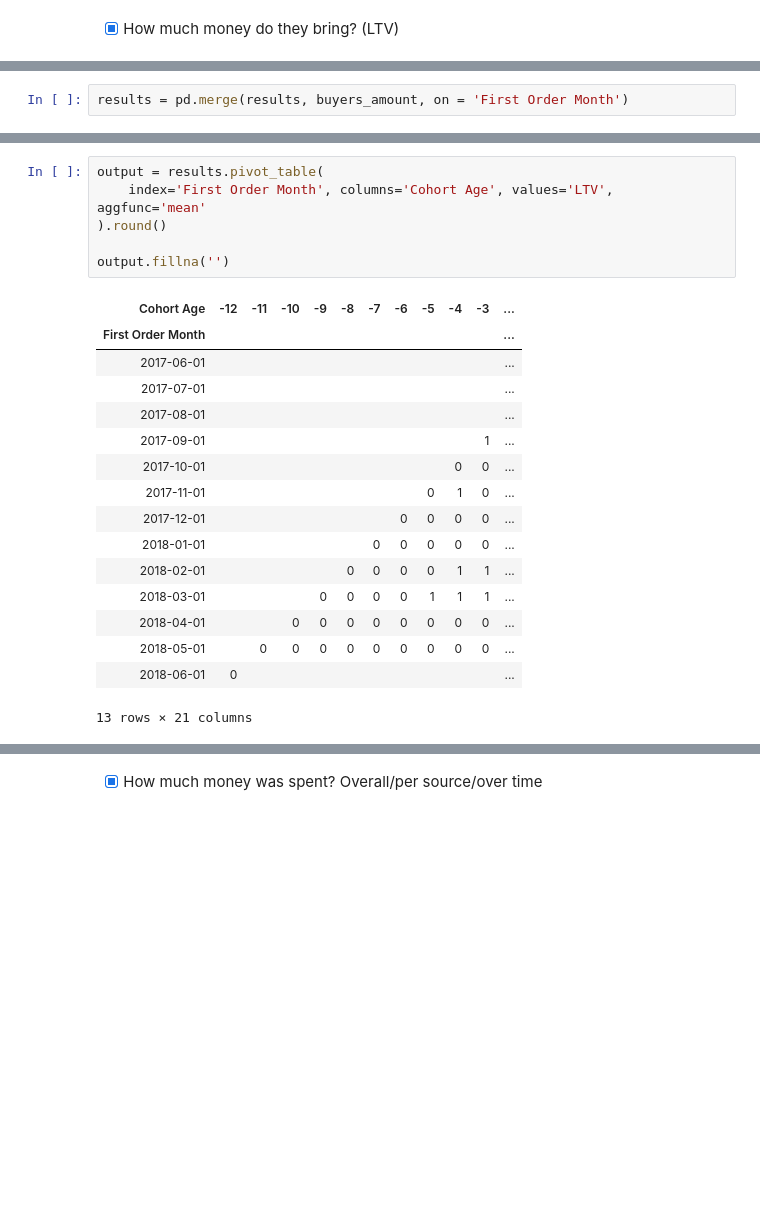
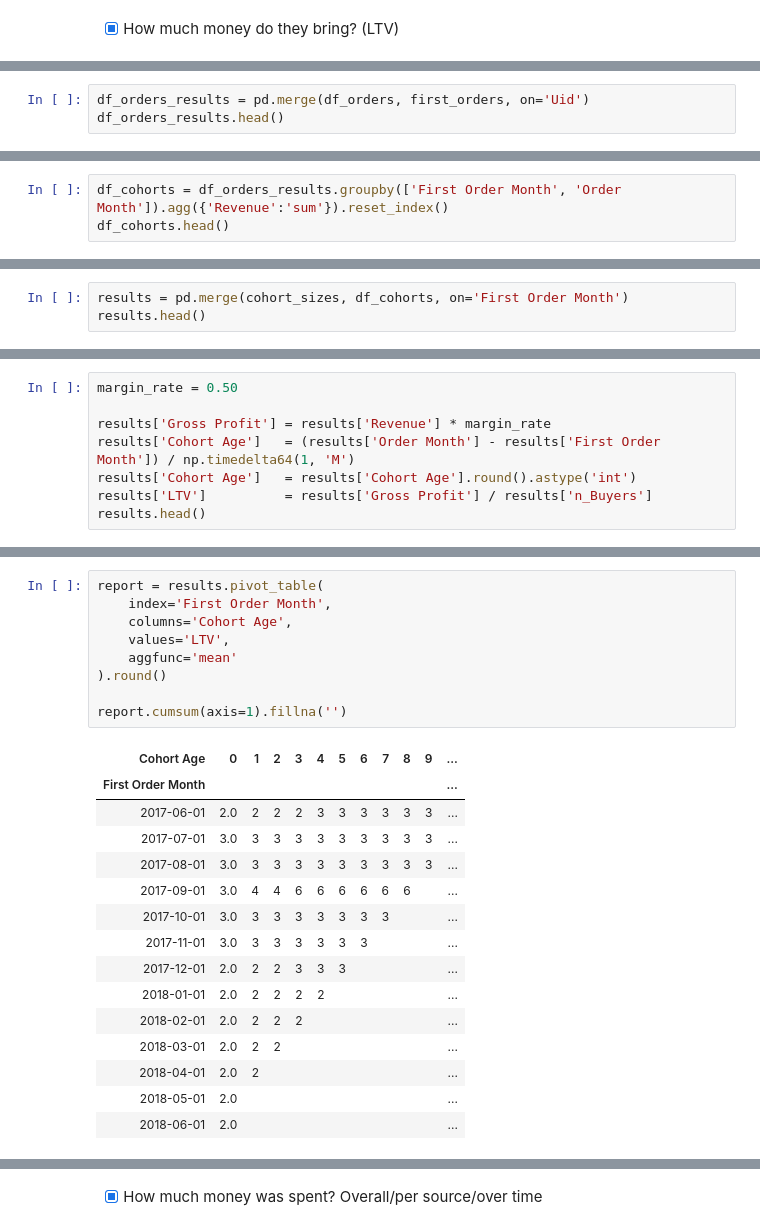
Before and after one commit to asicmicprj/Afisha_analytics, a Jupyter notebook: Afisha_analytics_v0.0.1.ipynb, the cells around one changed output, grey strips where cells are left out. Cells and saved outputs as stored; diff of their text form; blank space fills up the shorter version.

```diff
--- a/Afisha_analytics_v0.0.1.ipynb
+++ b/Afisha_analytics_v0.0.1.ipynb
@@ -802,0 +833,3 @@ display(results.head())
+# %%
+df_orders_results = pd.merge(df_orders, first_orders, on='Uid')
+df_orders_results.head()
@@ -802,0 +843,3 @@ display(results.head())
+# %%
+df_cohorts = df_orders_results.groupby(['First Order Month', 'Order Month']).agg({'Revenue':'sum'}).reset_index()
+df_cohorts.head()
@@ -803,2 +853,3 @@ display(results.head())
 # %%
-results = pd.merge(results, buyers_amount, on = 'First Order Month')
+results = pd.merge(cohort_sizes, df_cohorts, on='First Order Month')
+results.head()
@@ -827,0 +863,8 @@ display(results.head())
+# %%
+margin_rate = 0.50
+
+results['Gross Profit'] = results['Revenue'] * margin_rate
+results['Cohort Age']   = (results['Order Month'] - results['First Order Month']) / np.timedelta64(1, 'M')
+results['Cohort Age']   = results['Cohort Age'].round().astype('int')
+results['LTV']          = results['Gross Profit'] / results['n_Buyers']
+results.head()
@@ -828,23 +878,25 @@ display(results.head())
 # %%
-output = results.pivot_table(
-    index='First Order Month', columns='Cohort Age', values='LTV', aggfunc='mean'
+report = results.pivot_table(
+    index='First Order Month',
+    columns='Cohort Age',
+    values='LTV',
+    aggfunc='mean'
 ).round()
 
-output.fillna('')
+report.cumsum(axis=1).fillna('')
 # %% [output]
-| Cohort Age | -12 | -11 | -10 | -9 | -8 | -7 | -6 | -5 | -4 | -3 | ... |
+| Cohort Age | 0 | 1 | 2 | 3 | 4 | 5 | 6 | 7 | 8 | 9 | ... |
 | First Order Month |  |  |  |  |  |  |  |  |  |  | ... |
-| 2017-06-01 |  |  |  |  |  |  |  |  |  |  | ... |
-| 2017-07-01 |  |  |  |  |  |  |  |  |  |  | ... |
-| 2017-08-01 |  |  |  |  |  |  |  |  |  |  | ... |
-| 2017-09-01 |  |  |  |  |  |  |  |  |  | 1 | ... |
-| 2017-10-01 |  |  |  |  |  |  |  |  | 0 | 0 | ... |
-| 2017-11-01 |  |  |  |  |  |  |  | 0 | 1 | 0 | ... |
-| 2017-12-01 |  |  |  |  |  |  | 0 | 0 | 0 | 0 | ... |
-| 2018-01-01 |  |  |  |  |  | 0 | 0 | 0 | 0 | 0 | ... |
-| 2018-02-01 |  |  |  |  | 0 | 0 | 0 | 0 | 1 | 1 | ... |
-| 2018-03-01 |  |  |  | 0 | 0 | 0 | 0 | 1 | 1 | 1 | ... |
-| 2018-04-01 |  |  | 0 | 0 | 0 | 0 | 0 | 0 | 0 | 0 | ... |
-| 2018-05-01 |  | 0 | 0 | 0 | 0 | 0 | 0 | 0 | 0 | 0 | ... |
-| 2018-06-01 | 0 |  |  |  |  |  |  |  |  |  | ... |
+| 2017-06-01 | 2.0 | 2 | 2 | 2 | 3 | 3 | 3 | 3 | 3 | 3 | ... |
+| 2017-07-01 | 3.0 | 3 | 3 | 3 | 3 | 3 | 3 | 3 | 3 | 3 | ... |
+| 2017-08-01 | 3.0 | 3 | 3 | 3 | 3 | 3 | 3 | 3 | 3 | 3 | ... |
+| 2017-09-01 | 3.0 | 4 | 4 | 6 | 6 | 6 | 6 | 6 | 6 |  | ... |
+| 2017-10-01 | 3.0 | 3 | 3 | 3 | 3 | 3 | 3 | 3 |  |  | ... |
+| 2017-11-01 | 3.0 | 3 | 3 | 3 | 3 | 3 | 3 |  |  |  | ... |
+| 2017-12-01 | 2.0 | 2 | 2 | 3 | 3 | 3 |  |  |  |  | ... |
+| 2018-01-01 | 2.0 | 2 | 2 | 2 | 2 |  |  |  |  |  | ... |
+| 2018-02-01 | 2.0 | 2 | 2 | 2 |  |  |  |  |  |  | ... |
+| 2018-03-01 | 2.0 | 2 | 2 |  |  |  |  |  |  |  | ... |
+| 2018-04-01 | 2.0 | 2 |  |  |  |  |  |  |  |  | ... |
+| 2018-05-01 | 2.0 |  |  |  |  |  |  |  |  |  | ... |
+| 2018-06-01 | 2.0 |  |  |  |  |  |  |  |  |  | ... |
-13 rows × 21 columns
```
Also changed, not shown: parts of 52 cells of this notebook.
